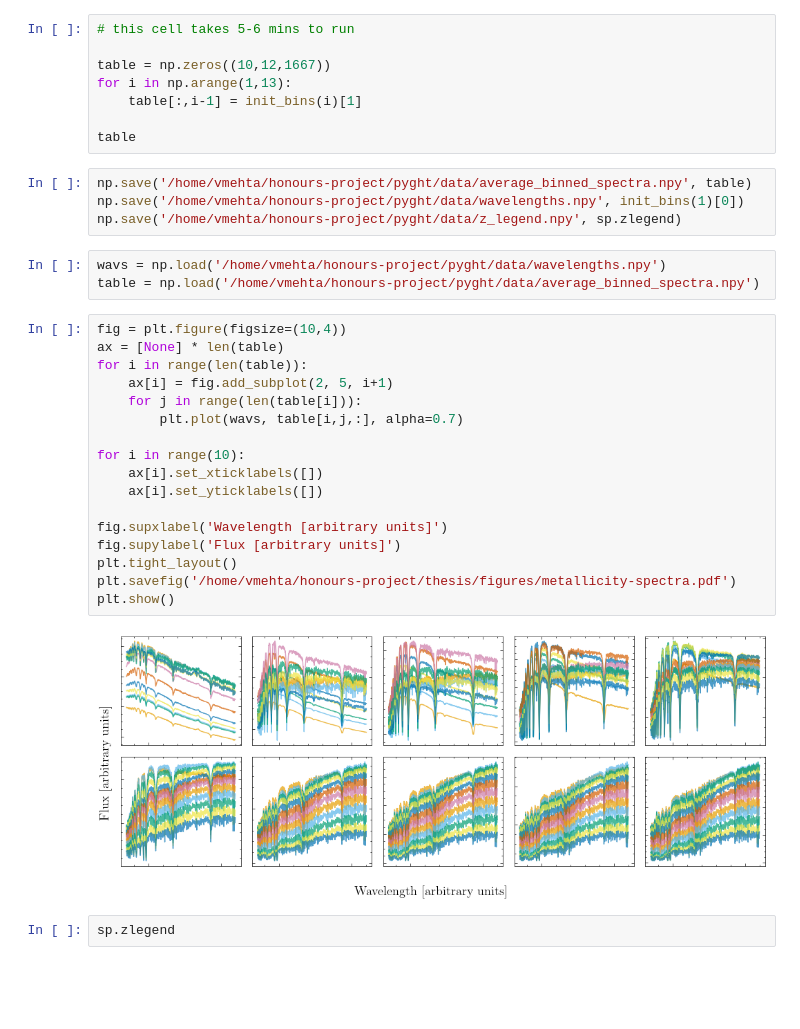
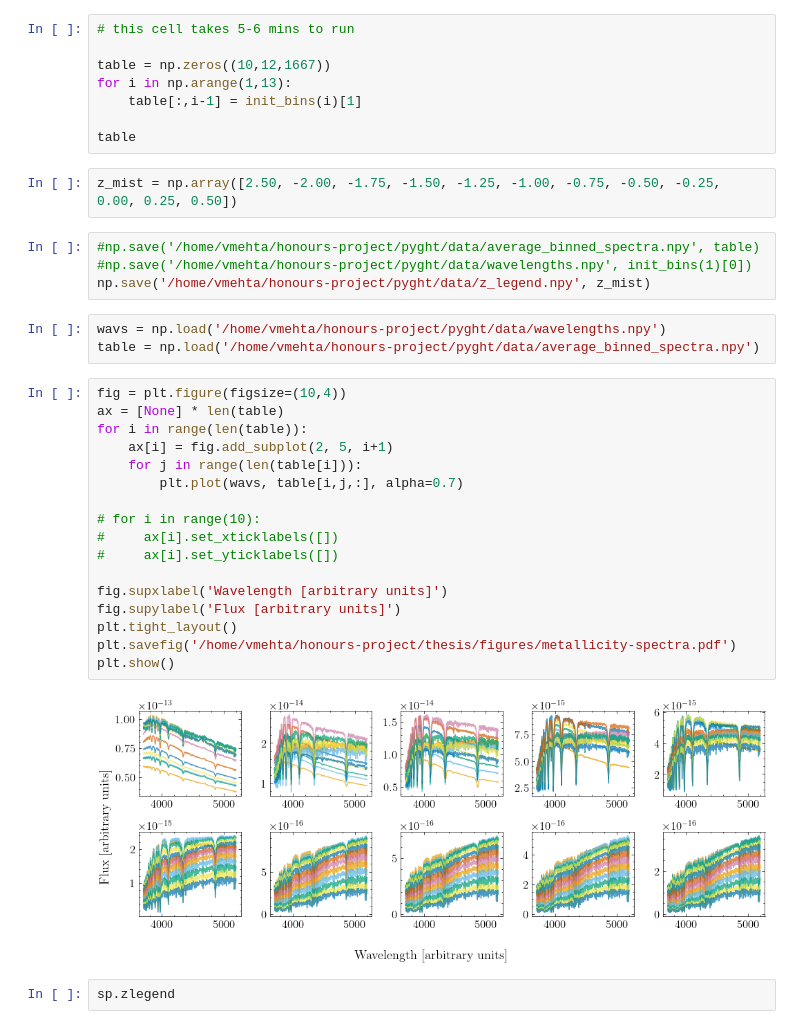
Before and after one commit to vernica-mehta/honours-project, a Jupyter notebook: pyght/notebooks/metallicites.ipynb, the cells around one changed output. Drawn from its saved outputs; the diff is of its cells as text; blank space fills up the shorter version.

```diff
--- a/pyght/notebooks/metallicites.ipynb
+++ b/pyght/notebooks/metallicites.ipynb
@@ -48,32 +48,34 @@ for i in np.arange(1,13):
     table[:,i-1] = init_bins(i)[1]
 
 table
+# %%
+z_mist = np.array([2.50, -2.00, -1.75, -1.50, -1.25, -1.00, -0.75, -0.50, -0.25, 0.00, 0.25, 0.50])
 # %%
-np.save('/home/vmehta/honours-project/pyght/data/average_binned_spectra.npy', table)
-np.save('/home/vmehta/honours-project/pyght/data/wavelengths.npy', init_bins(1)[0])
-np.save('/home/vmehta/honours-project/pyght/data/z_legend.npy', sp.zlegend)
+#np.save('/home/vmehta/honours-project/pyght/data/average_binned_spectra.npy', table)
+#np.save('/home/vmehta/honours-project/pyght/data/wavelengths.npy', init_bins(1)[0])
+np.save('/home/vmehta/honours-project/pyght/data/z_legend.npy', z_mist)
 # %%
 wavs = np.load('/home/vmehta/honours-project/pyght/data/wavelengths.npy')
 table = np.load('/home/vmehta/honours-project/pyght/data/average_binned_spectra.npy')
 # %%
 fig = plt.figure(figsize=(10,4))
 ax = [None] * len(table)
 for i in range(len(table)):
     ax[i] = fig.add_subplot(2, 5, i+1)
     for j in range(len(table[i])):
         plt.plot(wavs, table[i,j,:], alpha=0.7)
 
-for i in range(10):
-    ax[i].set_xticklabels([])
-    ax[i].set_yticklabels([])
+# for i in range(10):
+#     ax[i].set_xticklabels([])
+#     ax[i].set_yticklabels([])
 
 fig.supxlabel('Wavelength [arbitrary units]')
 fig.supylabel('Flux [arbitrary units]')
 plt.tight_layout()
 plt.savefig('/home/vmehta/honours-project/thesis/figures/metallicity-spectra.pdf')
 plt.show()
 # %% [output]
-[figure, old version]
+[figure, new version]
 # %%
 sp.zlegend
 # %% [output]
```
Also changed, not shown: 7 other files.
